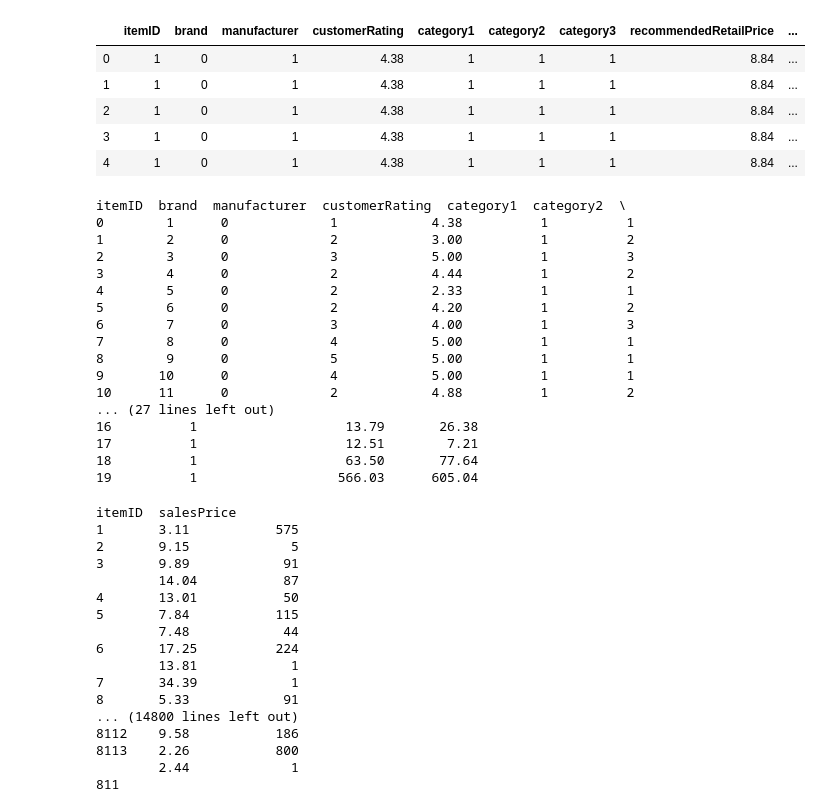
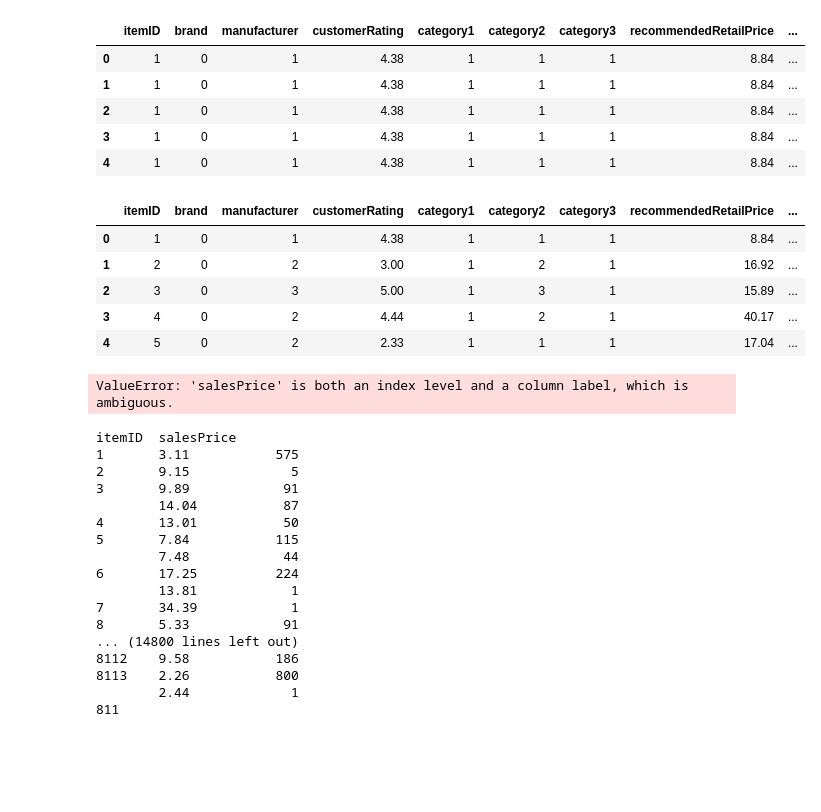
Before and after one commit to janapfeffer/DMC20_abraca-data, a Jupyter notebook: features/feature-generation2.ipynb, the cells around one changed output. Cells and saved outputs as stored; diff of their text form; code cells hidden in the pictures; blank space fills up the shorter version.

Commit message:
Second discussion on price features

```diff
--- a/features/feature-generation2.ipynb
+++ b/features/feature-generation2.ipynb
@@ -106,39 +107,3 @@ joined.head(5)
 # %%
 joined['orders_priceDifference'] = joined['salesPrice'] - joined['recommendedRetailPrice']
 joined['orders_relPriceDifference'] = joined['orders_priceDifference'] / joined['recommendedRetailPrice']
-# %%
-grouped_orders = orders.groupby("itemID")
-
-#Minimal Price of an Item
-minprices = grouped_orders.min()["salesPrice"]
-# minprices.rename(columns={'salesPrice': 'items_minPrice'} , inplace=True)
-ex_items = pd.merge(left=ex_items, right=minprices, on='itemID')
-print(ex_items.head(20))
-
-# #Mean Price of an Item
-# maxprices = grouped_orders.max()["salesPrice"]
-# ex_items = pd.merge(left=ex_items, right=maxprices, on='itemID')
-# ex_items.rename(columns={'salesPrice_x':'salesPrice', 'salesPrice_y': 'items_maxPrice'}, inplace=True)
-
-# #Mean Price of an Item
-# meanprices = grouped_orders.mean()["salesPrice"]
-# ex_items = pd.merge(left=ex_items, right=meanprices, on='itemID')
-# ex_items.rename(columns={'salesPrice_x':'salesPrice', 'salesPrice_y': 'items_meanprices'}, inplace=True)
-# %% [output]
-itemID  brand  manufacturer  customerRating  category1  category2  \
-0        1      0             1            4.38          1          1
-1        2      0             2            3.00          1          2
-2        3      0             3            5.00          1          3
-3        4      0             2            4.44          1          2
-4        5      0             2            2.33          1          1
-5        6      0             2            4.20          1          2
-6        7      0             3            4.00          1          3
-7        8      0             4            5.00          1          1
-8        9      0             5            5.00          1          1
-9       10      0             4            5.00          1          1
-10      11      0             2            4.88          1          2
-... (27 lines left out)
-16          1                   13.79       26.38
-17          1                   12.51        7.21
-18          1                   63.50       77.64
-19          1                  566.03      605.04
@@ -144,0 +115,24 @@ itemID  brand  manufacturer  customerRating  category1  category2  \
+# %%
+#Minimal Price of an Item
+if 'minSalesPrices' not in list(ex_items.columns):
+    minprices = grouped_orders.min()["salesPrice"].rename('minSalesPrice')
+    ex_items = pd.merge(left=ex_items, right=minprices, on='itemID')
+# %%
+#Maximal Price of an Item
+if 'maxSalesPrices' not in list(ex_items.columns):
+    maxprices = grouped_orders.max()["salesPrice"].rename('maxSalesPrice')
+    ex_items = pd.merge(left=ex_items, right=maxprices, on='itemID')
+# %%
+#Mean Price of an Item
+if 'meanSalesPrices' not in list(ex_items.columns):
+    meanprices = grouped_orders.mean()["salesPrice"].rename('meanSalesPrice')
+    ex_items = pd.merge(left=ex_items, right=meanprices, on='itemID')
+# %%
+ex_items.head()
+# %% [output]
+|  | itemID | brand | manufacturer | customerRating | category1 | category2 | category3 | recommendedRetailPrice | ... |
+| 0 | 1 | 0 | 1 | 4.38 | 1 | 1 | 1 | 8.84 | ... |
+| 1 | 2 | 0 | 2 | 3.00 | 1 | 2 | 1 | 16.92 | ... |
+| 2 | 3 | 0 | 3 | 5.00 | 1 | 3 | 1 | 15.89 | ... |
+| 3 | 4 | 0 | 2 | 4.44 | 1 | 2 | 1 | 40.17 | ... |
+| 4 | 5 | 0 | 2 | 2.33 | 1 | 1 | 1 | 17.04 | ... |
@@ -145,3 +141,7 @@ itemID  brand  manufacturer  customerRating  category1  category2  \
+# %%
+df = pd.merge(left=ex_items, right=counts, left_on=['itemID', 'minSalesPrice'], right_on=['itemID', 'salesPrice'])
+# %% [output]
+ValueError: 'salesPrice' is both an index level and a column label, which is ambiguous.
 # %%
 counts = grouped_orders["salesPrice"].value_counts()
 print(counts)
```
Also changed, not shown: parts of 6 cells of this notebook.
